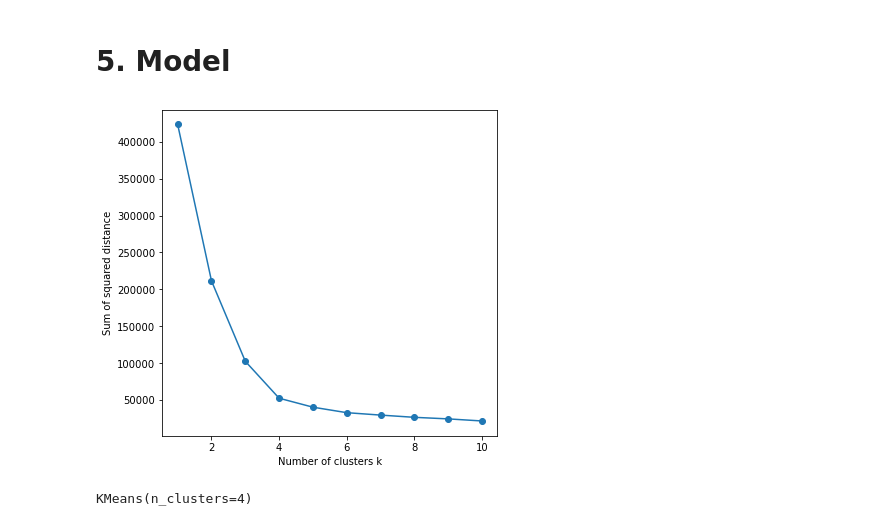
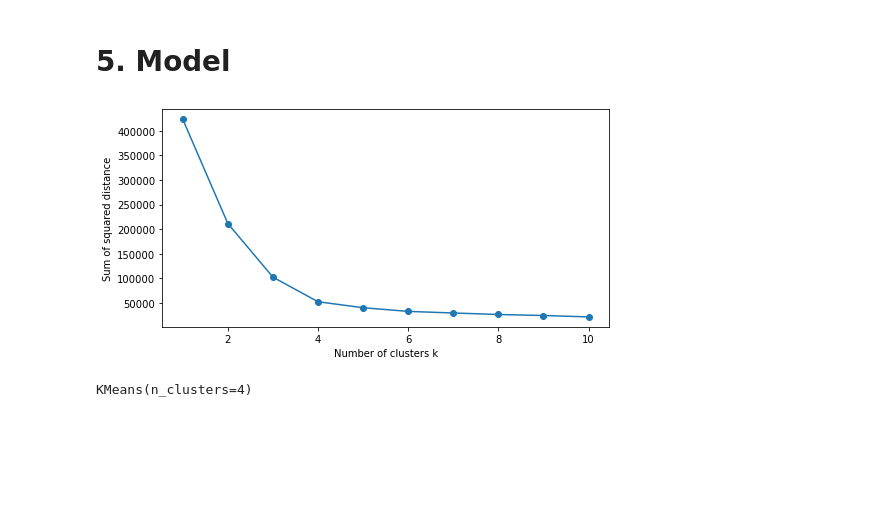
Before and after one commit to peerapat-t/Banking-customer-segmentation, a Jupyter notebook: banking customer segmentation model.ipynb, the cells around one changed output. Saved outputs shown, nothing was run; the diff lists cells and outputs as text; code cells hidden in the pictures; blank space fills up the shorter version.

```diff
--- a/banking customer segmentation model.ipynb
+++ b/banking customer segmentation model.ipynb
@@ -493,13 +493,13 @@ for k in list_k:
     km.fit(df_scaled)
     sse.append(km.inertia_)
 # %%
-plt.figure(figsize=(6, 6))
+plt.figure(figsize=(8, 4))
 plt.plot(list_k, sse, '-o')
 plt.xlabel('Number of clusters k')
 plt.ylabel('Sum of squared distance')
 plt.show()
 # %% [output]
-[figure, old version]
+[figure, new version]
 # %%
 # choose K = 4
 # %%
```
Also changed, not shown: 2 other files.
